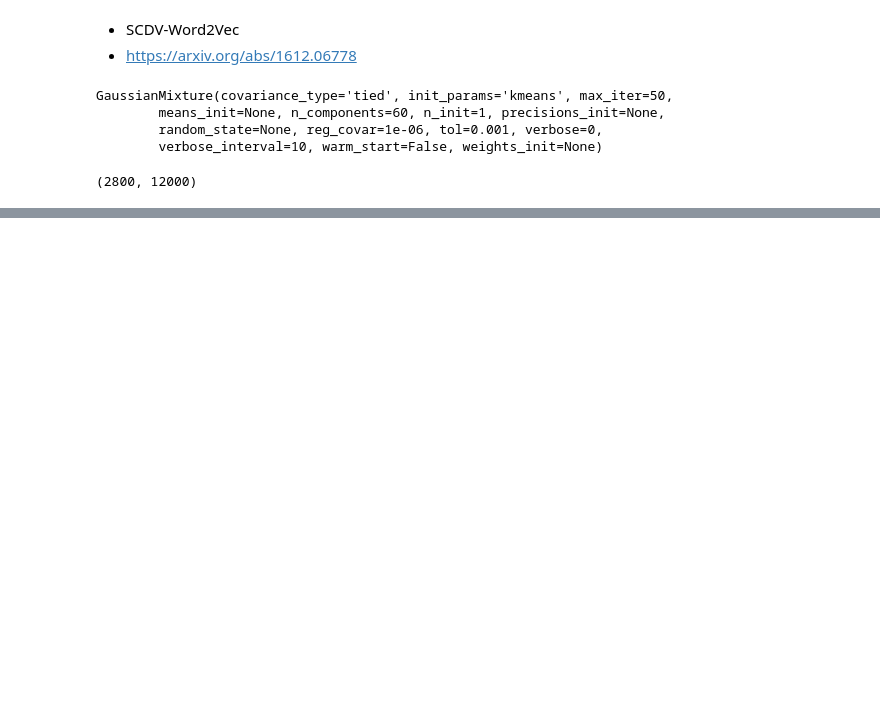
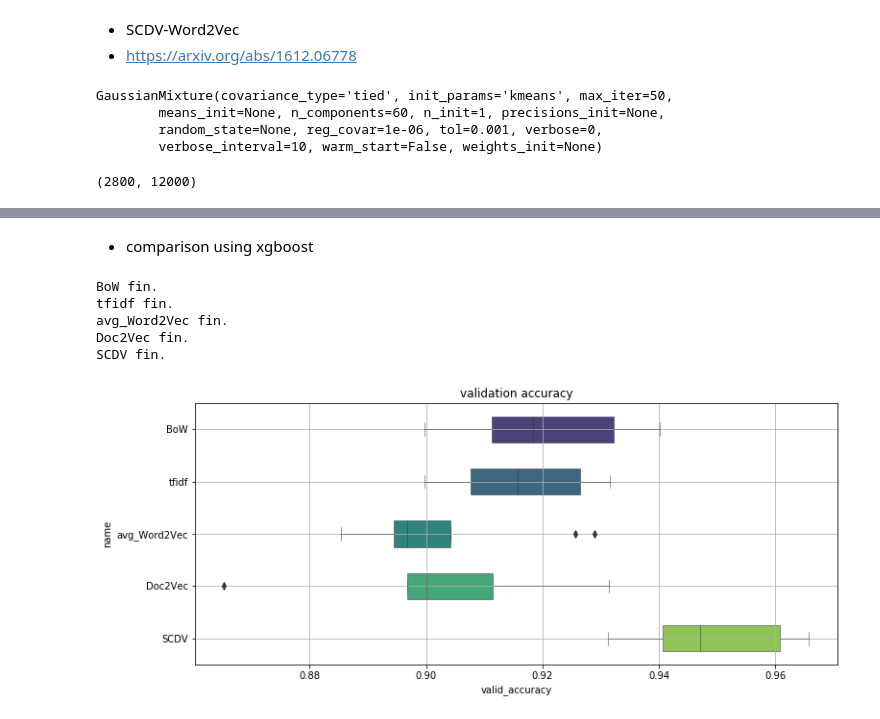
Before and after one commit to Gin04gh/datascience, a Jupyter notebook: news_corpus/scdv.ipynb, the cells around one changed output, grey strips where cells are left out. Drawn from its saved outputs; the diff is of its cells as text; code cells hidden in the pictures; blank space fills up the shorter version.

Commit message:
update scdv

```diff
--- a/news_corpus/scdv.ipynb
+++ b/news_corpus/scdv.ipynb
@@ -238,9 +247,11 @@ plt.show()
+# %% [markdown]
+* comparison using xgboost
 # %%
 model = XGBClassifier()
 
 df_compare = pd.DataFrame(columns=['name', 'train_accuracy', 'valid_accuracy', 'time'])
 scoring = ['accuracy']
-cv_trial_num = 10
+cv_trial_num = 8
 
 # BoW
 cv_rlts = model_selection.cross_validate(model, bows.toarray(), train.target, scoring=scoring, cv=cv_trial_num, return_train_score=True)
@@ -276,8 +287,17 @@ for i in range(cv_trial_num):
     s = pd.Series(['SCDV', cv_rlts['train_accuracy'][i], cv_rlts['test_accuracy'][i], cv_rlts['fit_time'][i]], index=df_compare.columns, name='SCDV'+str(i))
     df_compare = df_compare.append(s)
 print('SCDV fin.')
+# %% [output]
+BoW fin.
+tfidf fin.
+avg_Word2Vec fin.
+Doc2Vec fin.
+SCDV fin.
 # %%
-plt.figure(figsize=(12,8))
-sns.boxplot(data=df_compare, y='name', x='valid_accuracy', orient='h', color='r', linewidth=0.5, width=0.5)
+plt.figure(figsize=(12,5))
+sns.boxplot(data=df_compare, y='name', x='valid_accuracy', orient='h', palette='viridis', linewidth=0.5, width=0.5)
 plt.grid()
+plt.title('validation accuracy')
 plt.show()
+# %% [output]
+[figure, added]
```
Also changed, not shown: parts of 18 cells of this notebook.
